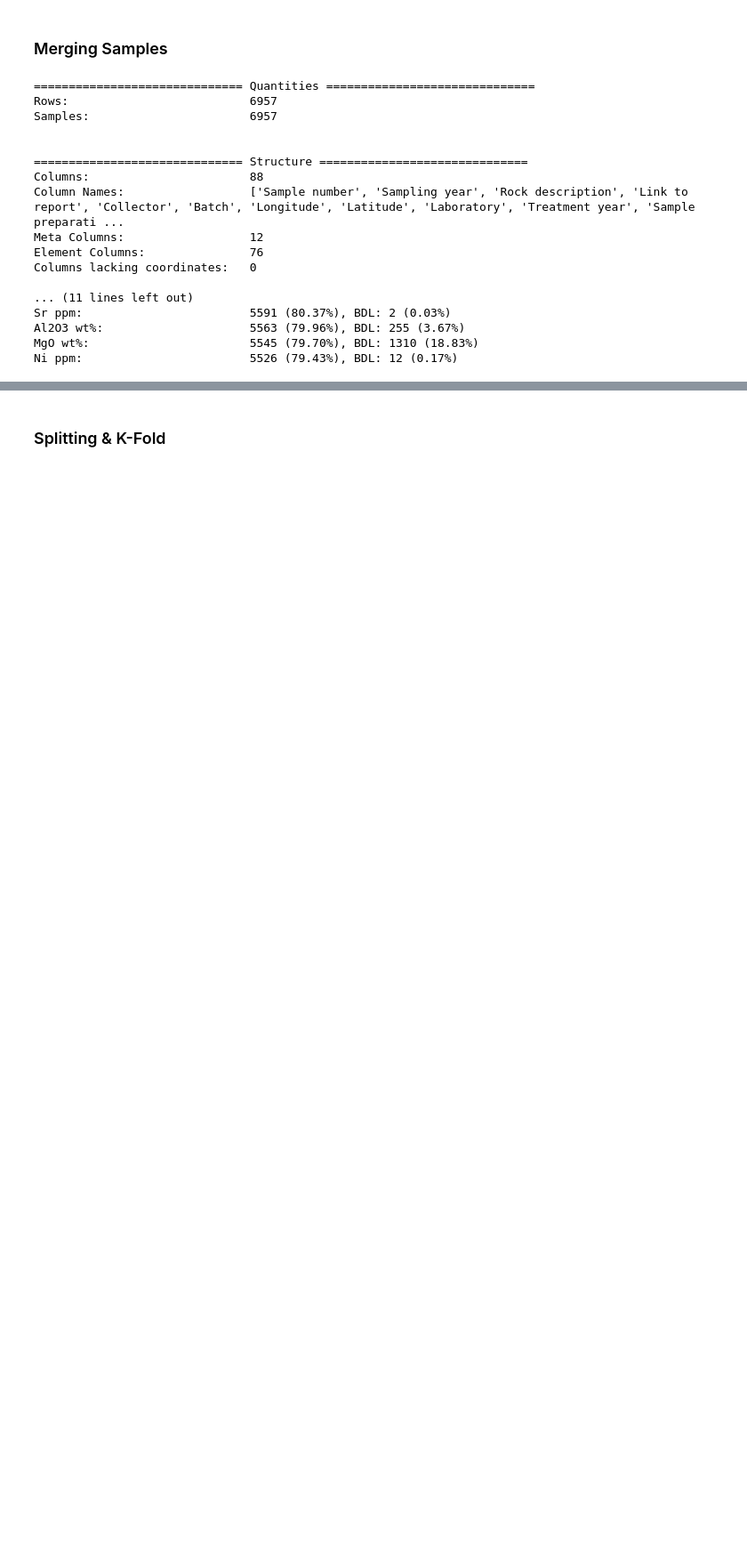
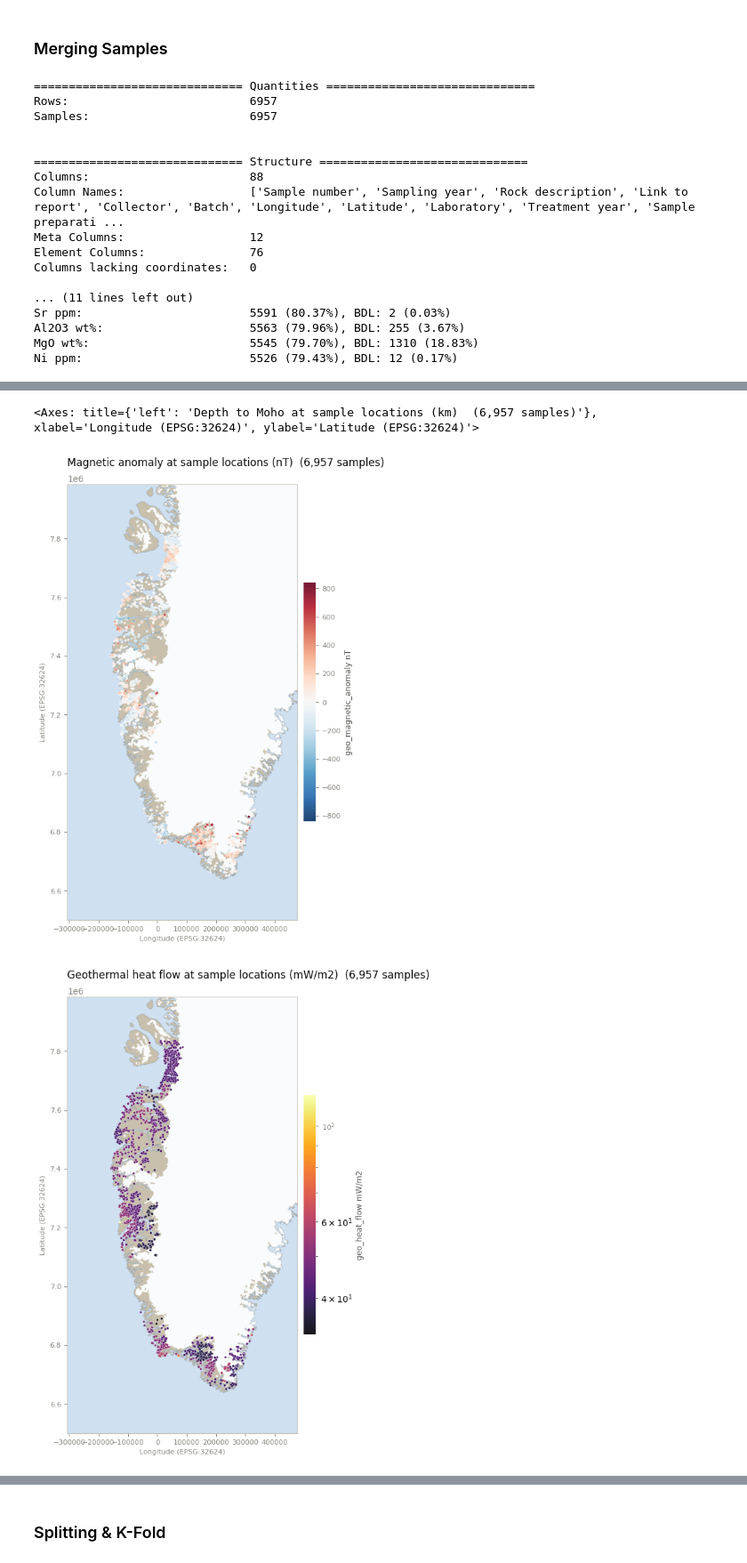
Before and after one commit to salvador-palma/GEUS-Geochemical-Analysis, a Jupyter notebook: 1. Data Fetching.ipynb, the cells around one changed output, grey strips where cells are left out. Shown at 89% size. Drawn from its saved outputs; the diff is of its cells as text; code cells hidden in the pictures; blank space fills up the shorter version.

```diff
--- a/1. Data Fetching.ipynb
+++ b/1. Data Fetching.ipynb
@@ -96,0 +218,9 @@ Ni ppm:                        5526 (79.43%), BDL: 12 (0.17%)
+# %%
+#Magnetic anomaly is signed, so negatives are kept and the colour scale is centred on zero
+PlotSamplesOnMap(mergedDF, element=f"{GEO_PREFIX}magnetic_anomaly nT", title="Magnetic anomaly at sample locations (nT)", cmap="RdBu_r", signed=True)
+PlotSamplesOnMap(mergedDF, element=f"{GEO_PREFIX}heat_flow mW/m2", title="Geothermal heat flow at sample locations (mW/m2)", cmap="inferno")
+PlotSamplesOnMap(mergedDF, element=f"{GEO_PREFIX}depth_to_moho km", title="Depth to Moho at sample locations (km)", cmap="inferno")
+# %% [output]
+<Axes: title={'left': 'Depth to Moho at sample locations (km)  (6,957 samples)'}, xlabel='Longitude (EPSG:32624)', ylabel='Latitude (EPSG:32624)'>
+[figure, added]
+[figure, added]
```
Also changed, not shown: parts of 8 cells of this notebook, 42 other files.
